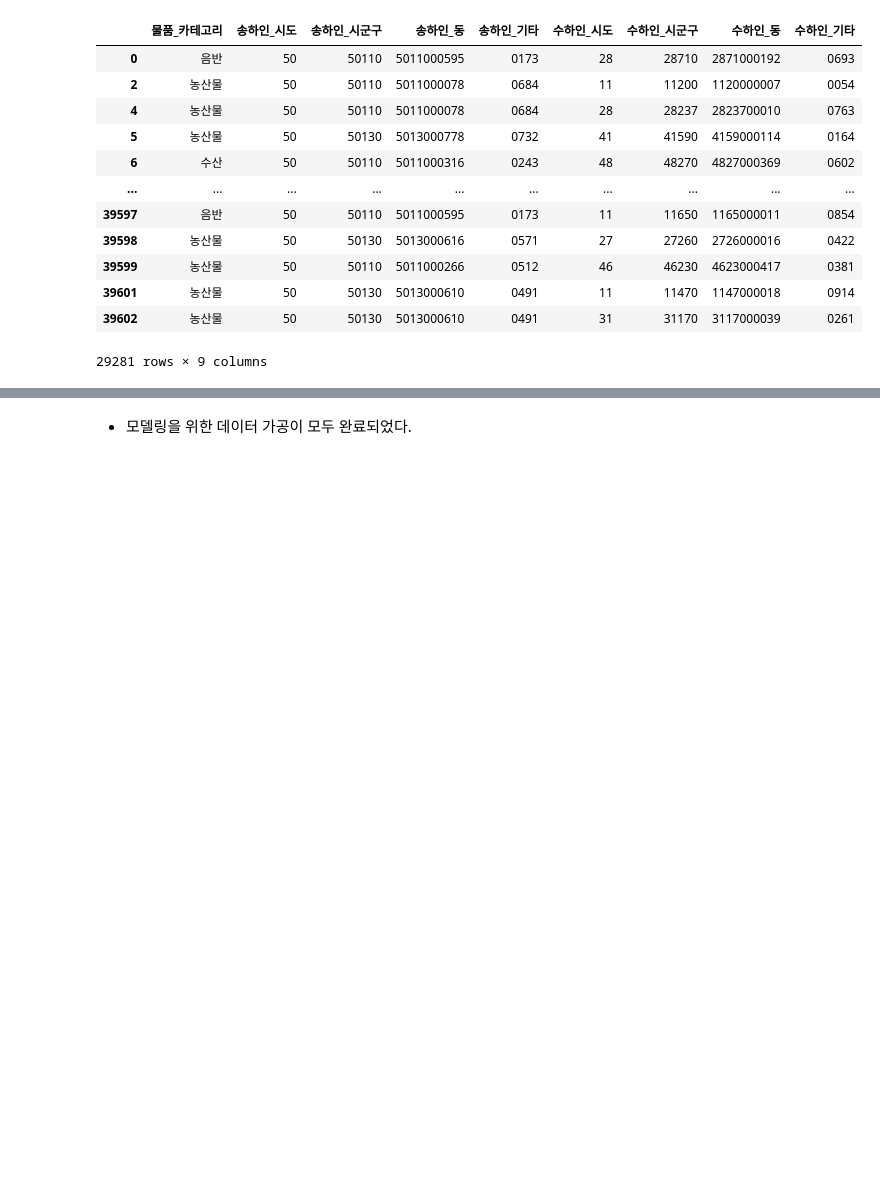
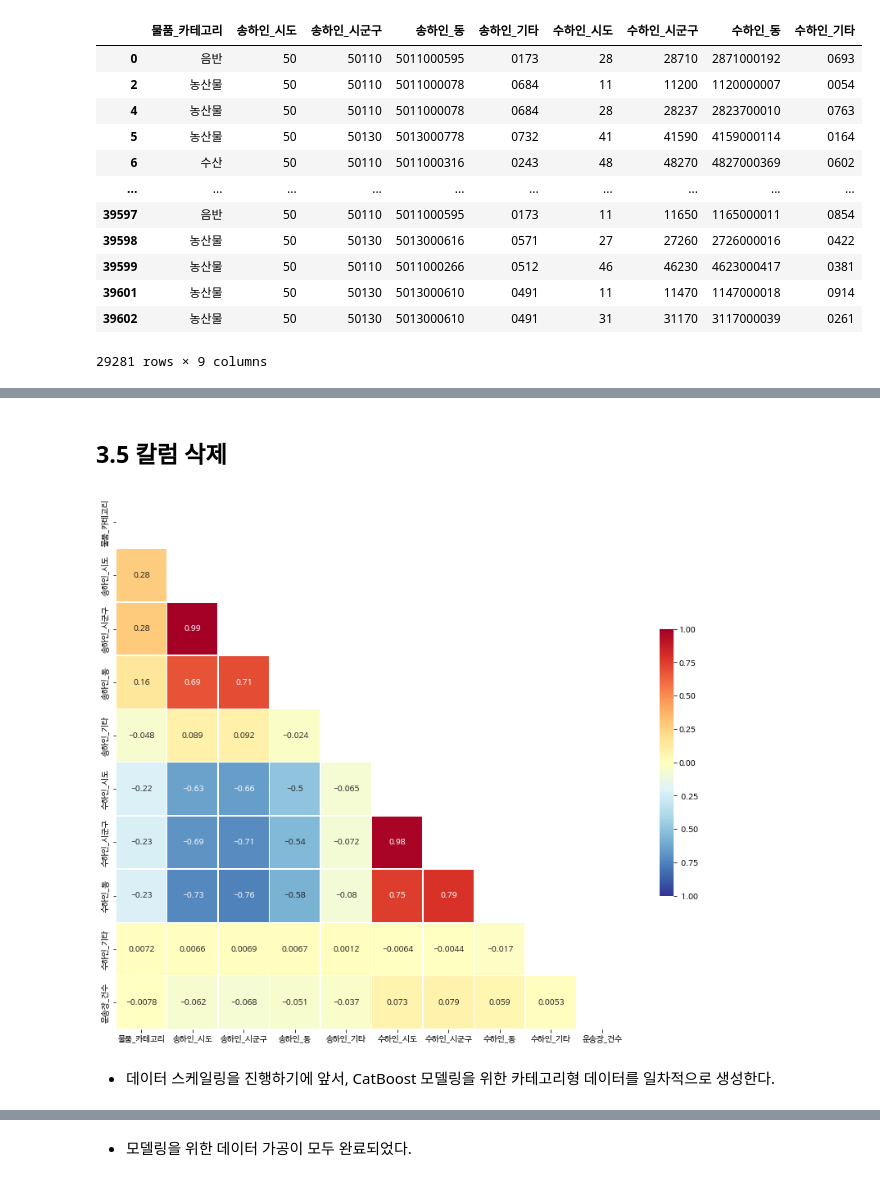
Before and after one commit to wldopie/ESAA, a Jupyter notebook: OB_4조_프로젝트(1)_코드.ipynb, the cells around one changed output, grey strips where cells are left out. Drawn from its saved outputs; the diff is of its cells as text; code cells hidden in the pictures; blank space fills up the shorter version.

```diff
--- a/OB_4조_프로젝트(1)_코드.ipynb
+++ b/OB_4조_프로젝트(1)_코드.ipynb
@@ -219,8 +278,6 @@ data['물품_카테고리'] = encoder1.transform(data['물품_카테고리'])
 # %%
 encoder2 = LabelEncoder()
 
-encoder2.fit(data['송하인_시도'])
-
-data['송하인_시도'] = encoder2.transform(data['송하인_시도'])
-data['수하인_시도'] = encoder2.transform(data['수하인_시도'])
+data['송하인_시도'] = encoder2.fit_transform(data['송하인_시도'])
+data['수하인_시도'] = encoder2.fit_transform(data['수하인_시도'])
 # %% [markdown]
@@ -228,8 +285,6 @@ data['수하인_시도'] = encoder2.transform(data['수하인_시도'])
 # %%
 encoder3 = LabelEncoder()
 
-encoder3.fit(data['수하인_시군구'])
-
-data['송하인_시군구'] = encoder3.transform(data['송하인_시군구'])
-data['수하인_시군구'] = encoder3.transform(data['수하인_시군구'])
+data['송하인_시군구'] = encoder3.fit_transform(data['송하인_시군구'])
+data['수하인_시군구'] = encoder3.fit_transform(data['수하인_시군구'])
 # %% [markdown]
@@ -268,7 +292,5 @@ Length: 79208, dtype: object
 # %%
 encoder4 = LabelEncoder()
 
-encoder4.fit(new)
-
-data['송하인_동'] = encoder4.transform(data['송하인_동'])
-data['수하인_동'] = encoder4.transform(data['수하인_동'])
+data['송하인_동'] = encoder4.fit_transform(data['송하인_동'])
+data['수하인_동'] = encoder4.fit_transform(data['수하인_동'])
@@ -276,0 +317,28 @@ data['수하인_동'] = encoder4.transform(data['수하인_동'])
+# %% [markdown]
+## **3.5 칼럼 삭제**
+# %%
+# 상관계수 확인
+import seaborn as sns
+import numpy as np
+import matplotlib.pyplot as plt
+
+train_corr = pd.concat([data[:len(train)], y_train], axis=1)
+train_corr = train_corr.astype({'송하인_기타':'int', '수하인_기타':'int'})
+corr_df = train_corr.corr()
+
+plt.figure(figsize=(14,12))
+
+mask = np.zeros_like(corr_df, dtype=np.bool)
+mask[np.triu_indices_from(mask)] = True
+
+sns.heatmap(corr_df,
+            cmap = 'RdYlBu_r',
+            annot = True,
+            mask=mask,
+            linewidths=.5,
+            cbar_kws={"shrink": .5},
+            vmin = -1,vmax = 1)
+
+plt.show()
+# %% [output]
+[figure, added]
@@ -277 +348,3 @@ data['수하인_동'] = encoder4.transform(data['수하인_동'])
+# %% [markdown]
+  - 데이터 스케일링을 진행하기에 앞서, CatBoost 모델링을 위한 카테고리형 데이터를 일차적으로 생성한다.
 # %%
```
Also changed, not shown: parts of 191 cells of this notebook.
